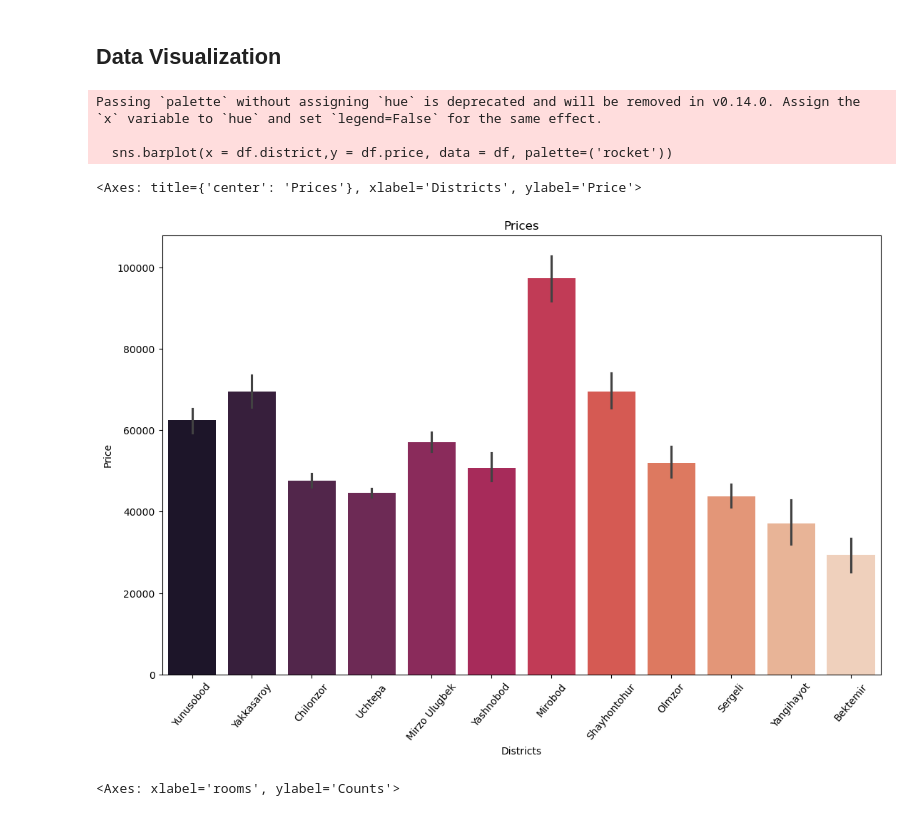
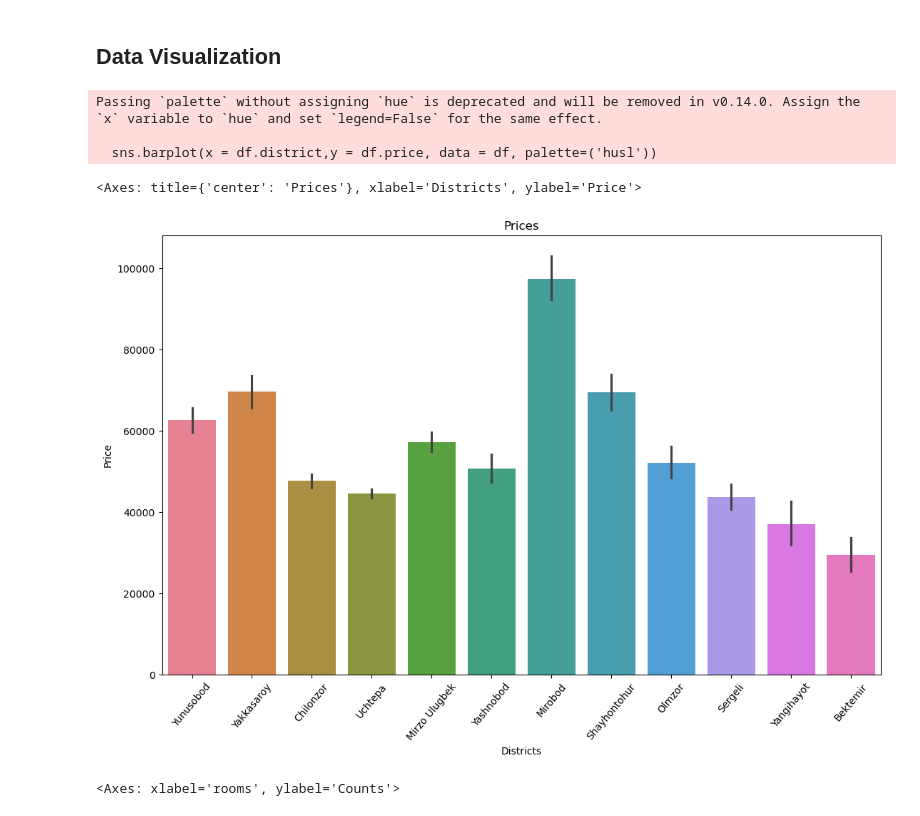
Before and after one commit to dadaxonEnigma/Exploratory-Data-Analysis, a Jupyter notebook: Prices in Tashkent/price houses.ipynb, the cells around one changed output. Drawn from its saved outputs; the diff is of its cells as text; code cells hidden in the pictures.

```diff
--- a/Prices in Tashkent/price houses.ipynb
+++ b/Prices in Tashkent/price houses.ipynb
@@ -86,16 +86,16 @@ df[df['price']==80000]
 # %%
 plt.figure(figsize=(13,8))
 plt.title('Prices')
 plt.xlabel('Districts')
 plt.ylabel('Price')
 plt.xticks(rotation = 50)
-sns.barplot(x = df.district,y = df.price, data = df, palette=('rocket'))
+sns.barplot(x = df.district,y = df.price, data = df, palette=('husl'))
 # %% [output]
 Passing `palette` without assigning `hue` is deprecated and will be removed in v0.14.0. Assign the `x` variable to `hue` and set `legend=False` for the same effect.
 
-  sns.barplot(x = df.district,y = df.price, data = df, palette=('rocket'))
+  sns.barplot(x = df.district,y = df.price, data = df, palette=('husl'))
 <Axes: title={'center': 'Prices'}, xlabel='Districts', ylabel='Price'>
-[figure, old version]
+[figure, new version]
 # %%
 plt.figure(figsize=(13,8))
 plt.xlabel('rooms')
```
Also changed, not shown: parts of 1 cell of this notebook.
